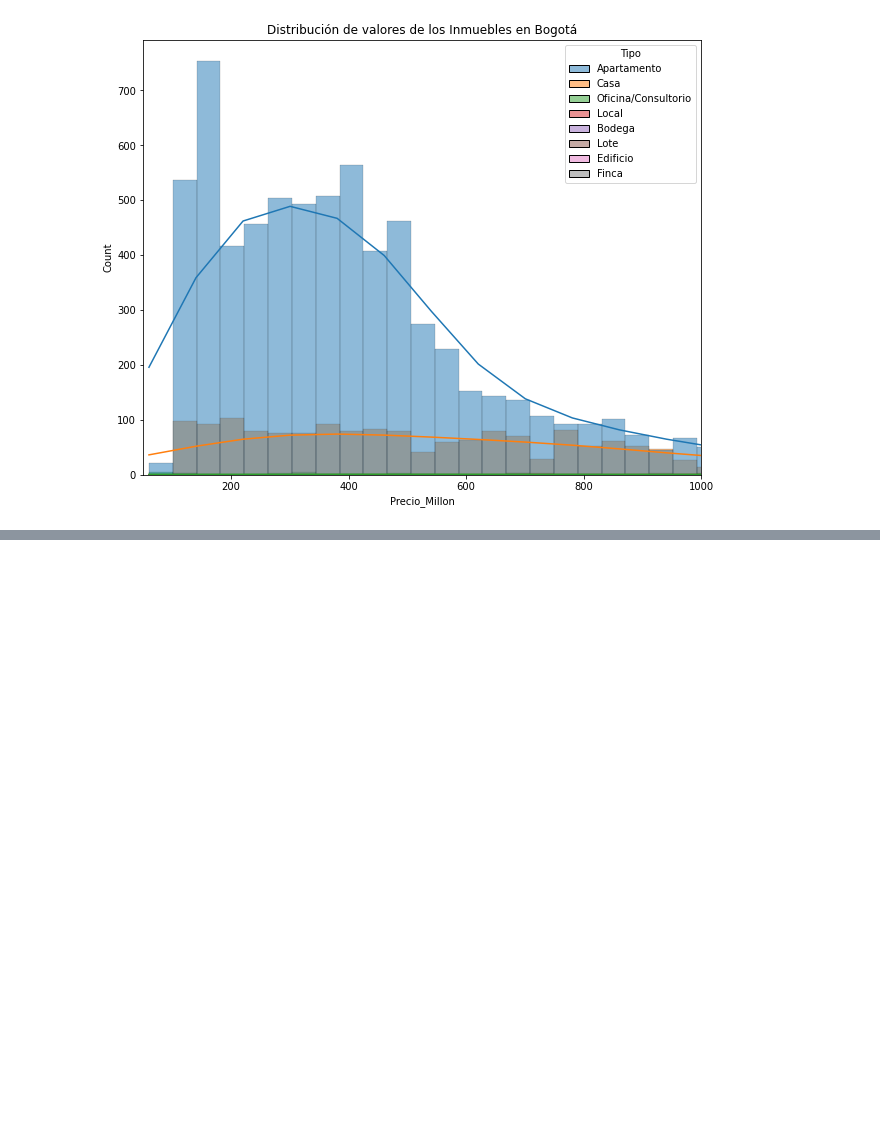
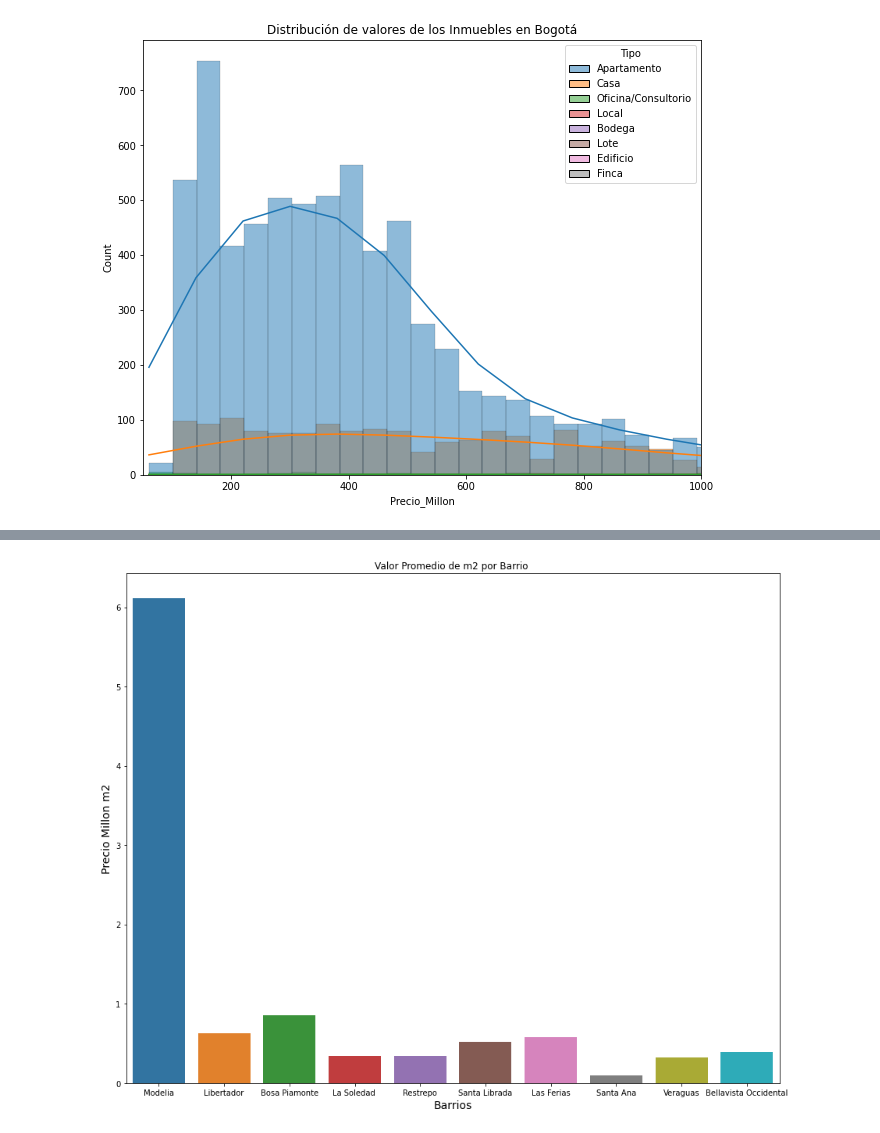
Before and after one commit to jonathanpastas/inmersion_datos, a Jupyter notebook: Alura_Latam__Inmersion_Datos.ipynb, the cells around one changed output, grey strips where cells are left out. Saved outputs shown, nothing was run; the diff lists cells and outputs as text; code cells hidden in the pictures; blank space fills up the shorter version.

```diff
--- a/Alura_Latam__Inmersion_Datos.ipynb
+++ b/Alura_Latam__Inmersion_Datos.ipynb
@@ -414,0 +446,9 @@ plt.show()
+# %%
+barrio_area_precio=inmuebles.loc[:,['Barrio','Area','Precio_Millon']]
+promedio_barrios1=barrio_area_precio.groupby(by=["Barrio"]).mean()
+promedio_barrios1=promedio_barrios1.sort_values(by='Area',ascending=False)
+#promedio_barrios1
+
+valor_promedio=promedio_barrios1['Area']/promedio_barrios1['Precio_Millon']
+promedio_barrios1['Promedio']=valor_promedio
+promedio_barrios1
@@ -414,0 +470,11 @@ plt.show()
+# %%
+
+data_top_precio_m2=promedio_barrios1.head(10)
+plt.figure(figsize=(15,12))
+grafico_barras=sns.barplot(x=data_top_precio_m2.index, y='Promedio', data=data_top_precio_m2)
+grafico_barras.set_title('Valor Promedio de m2 por Barrio ')
+plt.xlabel('Barrios',fontsize=14)
+plt.ylabel('Precio Millon m2',fontsize=14)
+plt.show()
+# %% [output]
+[figure, added]
```
Also changed, not shown: parts of 12 cells of this notebook.
